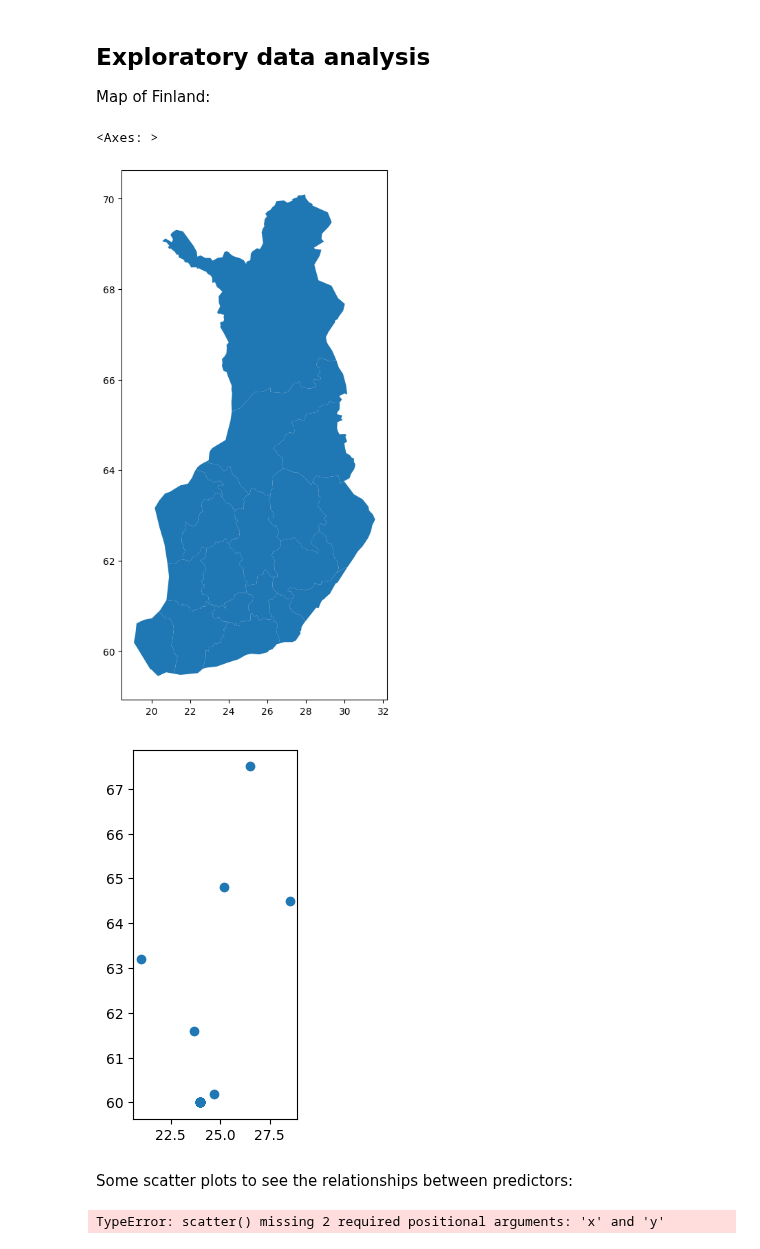
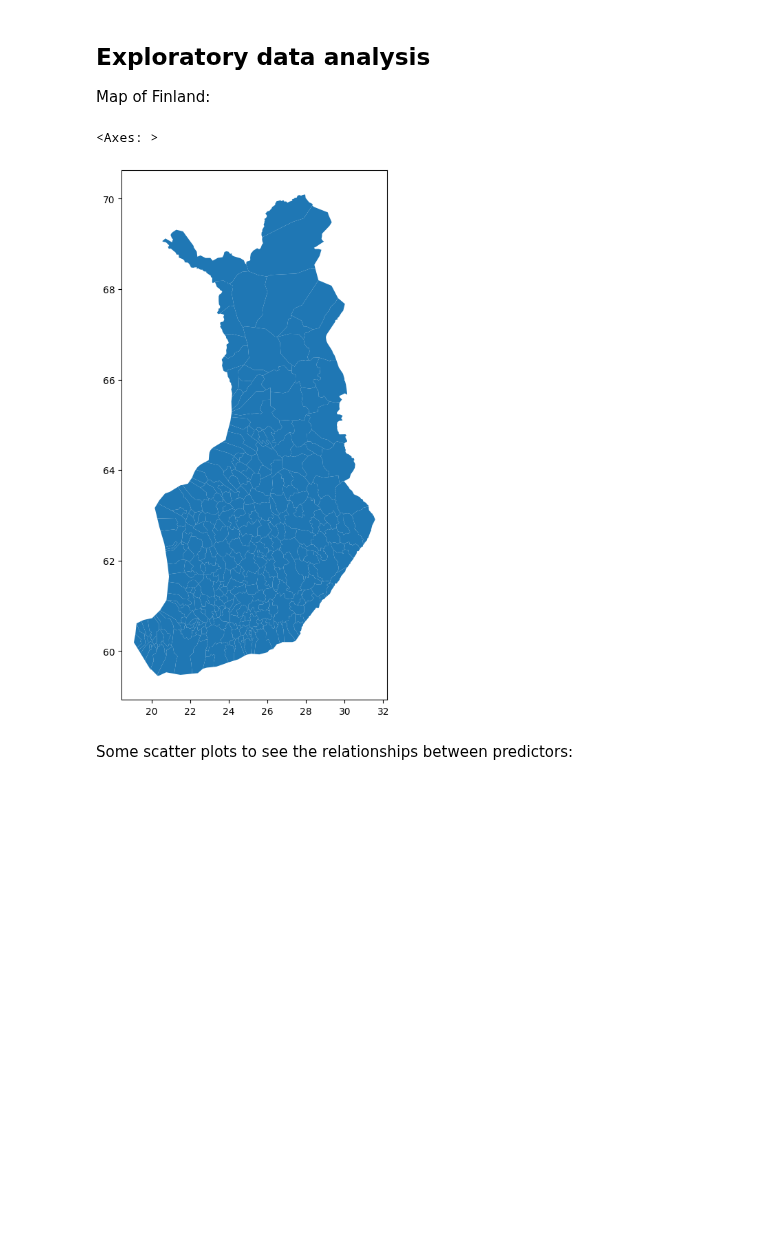
Before and after one commit to AnnaKuokkanen/DataScienceIntro, a Jupyter notebook: intro_to_data_project.ipynb, the cells around one changed output. Cells and saved outputs as stored; diff of their text form; code cells hidden in the pictures; blank space fills up the shorter version.

```diff
--- a/intro_to_data_project.ipynb
+++ b/intro_to_data_project.ipynb
@@ -153,18 +153,10 @@ There seems to be 309 municipalities, which is the current number (relevant sinc
 
 Map of Finland:
 # %%
-finland_map = gpd.read_file("data/regions.geojson")
+finland_map = gpd.read_file("data/municipalities.json")
 finland_map['geometry'].plot(figsize=(10, 10))
-
-finland_points = gpd.read_file("data/regions_centers.geojson")
-finland_points['geometry'].plot()
 # %% [output]
 <Axes: >
-[figure, old version]
+[figure, new version]
-[figure, removed]
 # %% [markdown]
 Some scatter plots to see the relationships between predictors:
-# %%
-plt.scatter()
-# %% [output]
-TypeError: scatter() missing 2 required positional arguments: 'x' and 'y'
```
Also changed, not shown: 3 other files.
